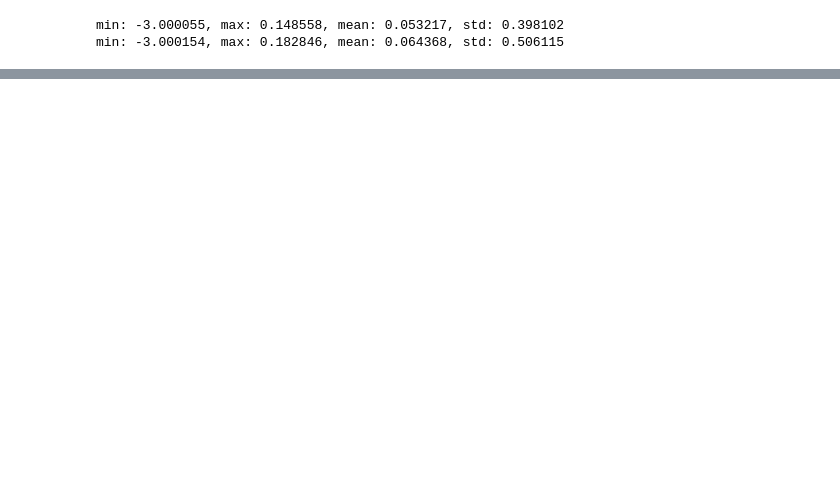
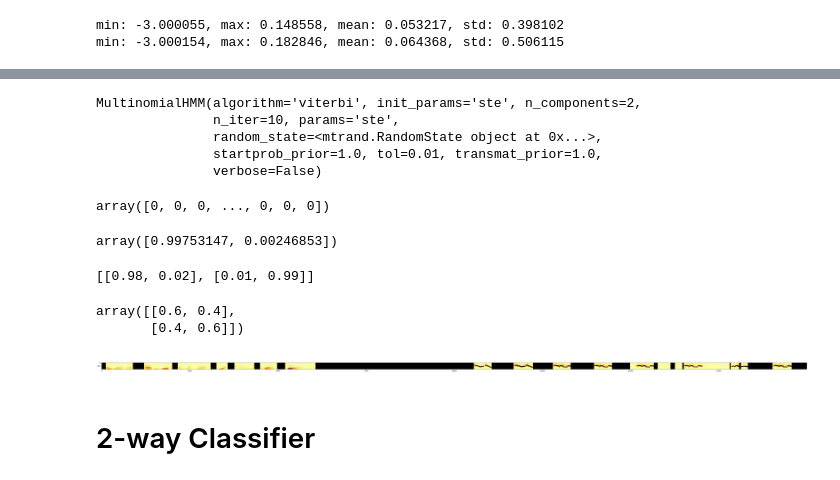
Before and after one commit to wsjung/ChirpGAN, a Jupyter notebook: birdgan.ipynb, the cells around one changed output, grey strips where cells are left out. Drawn from its saved outputs; the diff is of its cells as text; code cells hidden in the pictures; blank space fills up the shorter version.

```diff
--- a/birdgan.ipynb
+++ b/birdgan.ipynb
@@ -159,0 +342,3 @@ frames = [
+# %%
+# obs_list = make_obs_list(s_pixels, 20000, 40000)
+obs_list = make_obs_list(s_pixels, 0, 20000)
@@ -160,3 +369,64 @@ frames = [
+# %%
+model = hmm.MultinomialHMM(n_components=2) # discrete multinomial HMM
+model.fit(obs_list)
+# %% [output]
+MultinomialHMM(algorithm='viterbi', init_params='ste', n_components=2,
+               n_iter=10, params='ste',
+               random_state=<mtrand.RandomState object at 0x...>,
+               startprob_prior=1.0, tol=0.01, transmat_prior=1.0,
+               verbose=False)
+# %%
+# make prediction
+Z = model.predict(obs_list)
+Z # Z = most likely sequence of hidden states that emitted observations in obs_list
+# %% [output]
+array([0, 0, 0, ..., 0, 0, 0])
+# %%
+model.startprob_
+# %% [output]
+array([0.99753147, 0.00246853])
+# %%
+model.transmat_ = [[0.98,0.02],[0.01,0.99]]
+model.transmat_
+# %% [output]
+[[0.98, 0.02], [0.01, 0.99]]
+# %%
+model.emissionprob_ = np.array([[0.6,0.4],[0.4,0.6]])
+model.emissionprob_
+# %% [output]
+array([[0.6, 0.4],
+       [0.4, 0.6]])
+# %%
+def test_preds(seq, sc, start, end):
+    """
+    test_preds plots the scalogram with its silent pixels blacked out
+
+    Arg:
+        seq - sequence of most likely states of call/nocall
+        sc - scalogram
+        start - start index
+        end - end index
+
+    Return:
+        None
+    """
+#     end = len(pixels)
+
+    hmm_sc = np.copy(sc[:,start:end]) # copy scalogram in range start:end
+
+    for i,p in enumerate(seq):
+        if not p: # if silent
+            hmm_sc[:,i] = np.min(hmm_sc) * np.ones(hmm_sc.shape[0])
+
+    plt.figure(figsize=(75,150))
+    plt.imshow(hmm_sc, cmap='inferno')
+    plt.show()
+# %%
+test_preds(Z, sc1, 0, 20000)
+# %% [output]
+[figure, added]
+# %% [markdown]
+# 2-way Classifier
 # %%
 def make_dataset(frames, scalograms):
 
```
Also changed, not shown: parts of 56 cells of this notebook, 1 other file.
